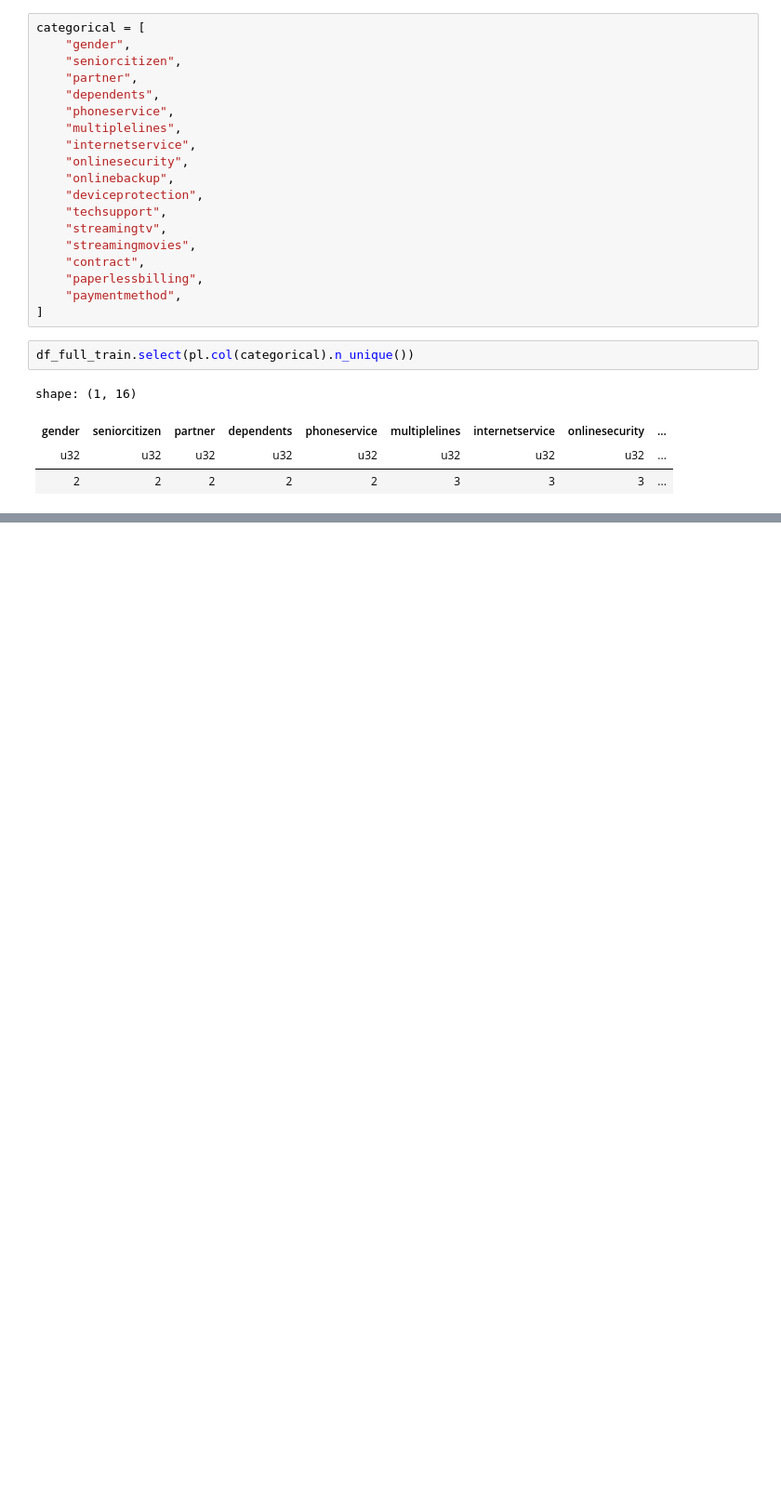
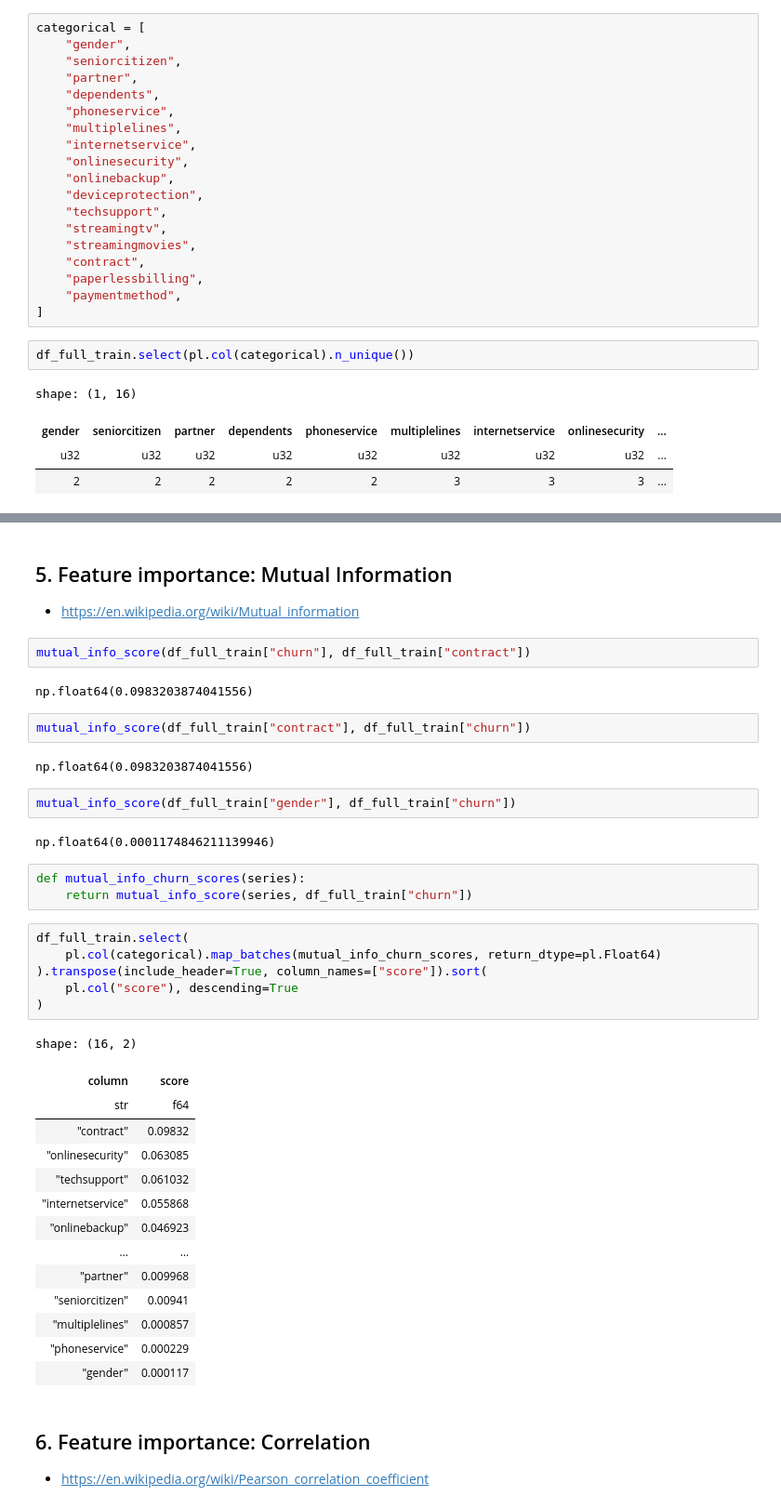
Before and after one commit to NikkiSatmaka/ml-zoomcamp, a Jupyter notebook: notebooks/module_03.ipynb, the cells around one changed output, grey strips where cells are left out. Shown at 93% size. Cells and saved outputs as stored; diff of their text form; blank space fills up the shorter version.

```diff
--- a/notebooks/module_03.ipynb
+++ b/notebooks/module_03.ipynb
@@ -183,0 +301,44 @@ shape: (1, 16)
+# %% [markdown]
+## 5. Feature importance: Mutual Information
+
+- https://en.wikipedia.org/wiki/Mutual_information
+# %%
+mutual_info_score(df_full_train["churn"], df_full_train["contract"])
+# %% [output]
+np.float64(0.0983203874041556)
+# %%
+mutual_info_score(df_full_train["contract"], df_full_train["churn"])
+# %% [output]
+np.float64(0.0983203874041556)
+# %%
+mutual_info_score(df_full_train["gender"], df_full_train["churn"])
+# %% [output]
+np.float64(0.0001174846211139946)
+# %%
+def mutual_info_churn_scores(series):
+    return mutual_info_score(series, df_full_train["churn"])
+# %%
+df_full_train.select(
+    pl.col(categorical).map_batches(mutual_info_churn_scores, return_dtype=pl.Float64)
+).transpose(include_header=True, column_names=["score"]).sort(
+    pl.col("score"), descending=True
+)
+# %% [output]
+shape: (16, 2)
+| column | score |
+| str | f64 |
+| "contract" | 0.09832 |
+| "onlinesecurity" | 0.063085 |
+| "techsupport" | 0.061032 |
+| "internetservice" | 0.055868 |
+| "onlinebackup" | 0.046923 |
+| … | … |
+| "partner" | 0.009968 |
+| "seniorcitizen" | 0.00941 |
+| "multiplelines" | 0.000857 |
+| "phoneservice" | 0.000229 |
+| "gender" | 0.000117 |
+# %% [markdown]
+## 6. Feature importance: Correlation
+
+- https://en.wikipedia.org/wiki/Pearson_correlation_coefficient
```
Also changed, not shown: parts of 41 cells of this notebook.
